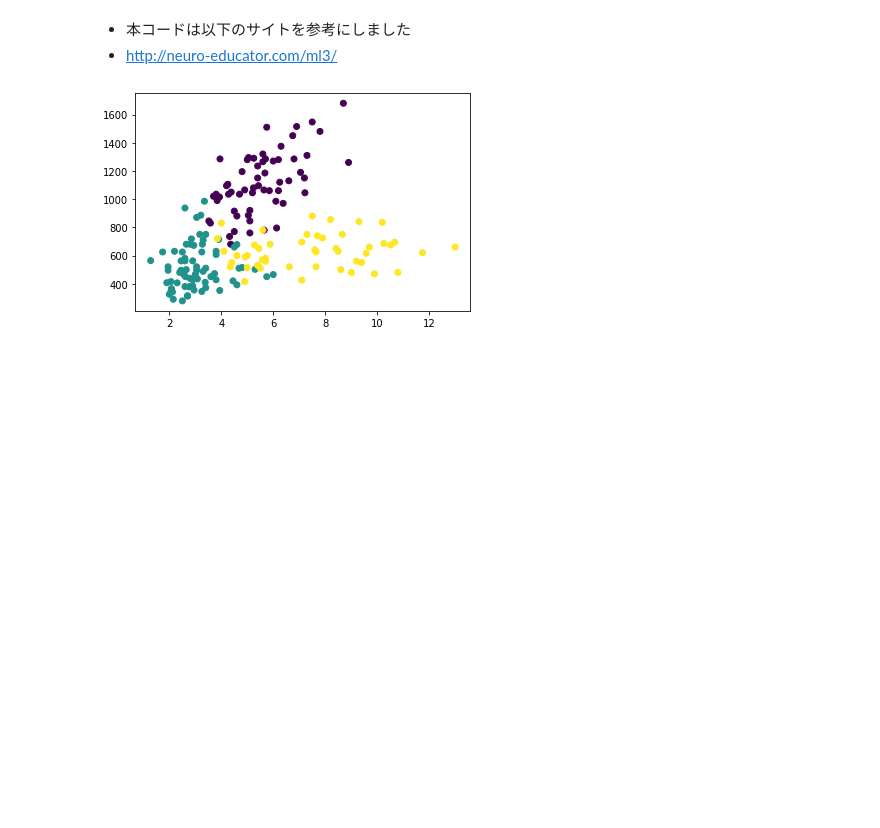
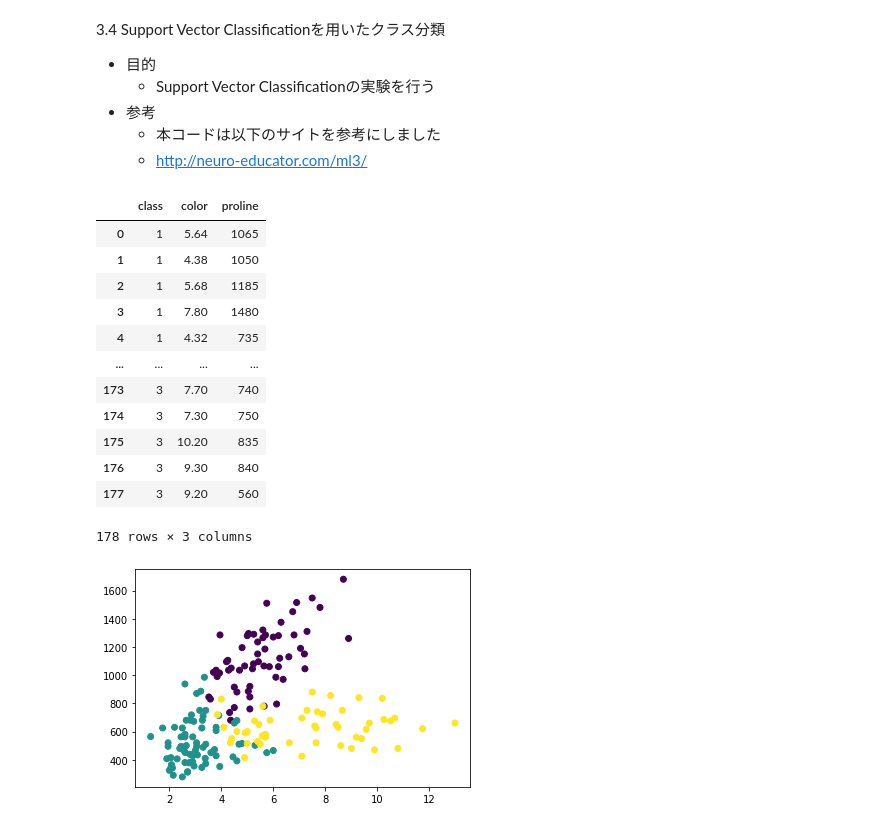
Before and after one commit to peisuke/ml-works, a Jupyter notebook: 3/3_4.ipynb, the cells around one changed output. Saved outputs shown, nothing was run; the diff lists cells and outputs as text; code cells hidden in the pictures; blank space fills up the shorter version.

```diff
--- a/3/3_4.ipynb
+++ b/3/3_4.ipynb
@@ -1,6 +1,10 @@
 # %% [markdown]
 <a href="https://colab.research.google.com/github/peisuke/ml-works/blob/main/3/3_4.ipynb" target="_parent"><img src="https://colab.research.google.com/assets/colab-badge.svg" alt="Open In Colab"/></a>
 # %% [markdown]
-- 本コードは以下のサイトを参考にしました
-- http://neuro-educator.com/ml3/
+3.4 Support Vector Classificationを用いたクラス分類
+- 目的
+    - Support Vector Classificationの実験を行う
+- 参考
+    - 本コードは以下のサイトを参考にしました
+    - http://neuro-educator.com/ml3/
 # %%
@@ -15,13 +16,24 @@ from mlxtend.plotting import plot_decision_regions #学習結果をプロット
 %matplotlib inline
 # %%
-# 2：Wineのデータセットを読み込む--------------------------------
+# Wineのデータセットを読み込む
 df_wine_all=pd.read_csv('https://archive.ics.uci.edu/ml/machine-learning-databases/wine/wine.data', header=None)
+
 #品種(0列、1～3)と色（10列）とプロリンの量(13列)を使用する
 df_wine=df_wine_all[[0,10,13]]
 df_wine.columns = [u'class', u'color', u'proline']
-pd.DataFrame(df_wine)  #この行を実行するとデータが見れる
-
-x=df_wine["color"]
-y=df_wine["proline"]
-z=df_wine["class"]-1
+display(pd.DataFrame(df_wine))
+# %% [output]
+|  | class | color | proline |
+| 0 | 1 | 5.64 | 1065 |
+| 1 | 1 | 4.38 | 1050 |
+| 2 | 1 | 5.68 | 1185 |
+| 3 | 1 | 7.80 | 1480 |
+| 4 | 1 | 4.32 | 735 |
+| ... | ... | ... | ... |
+| 173 | 3 | 7.70 | 740 |
+| 174 | 3 | 7.30 | 750 |
+| 175 | 3 | 10.20 | 835 |
+| 176 | 3 | 9.30 | 840 |
+| 177 | 3 | 9.20 | 560 |
+178 rows × 3 columns
 # %%
```
Also changed, not shown: parts of 8 cells of this notebook.
